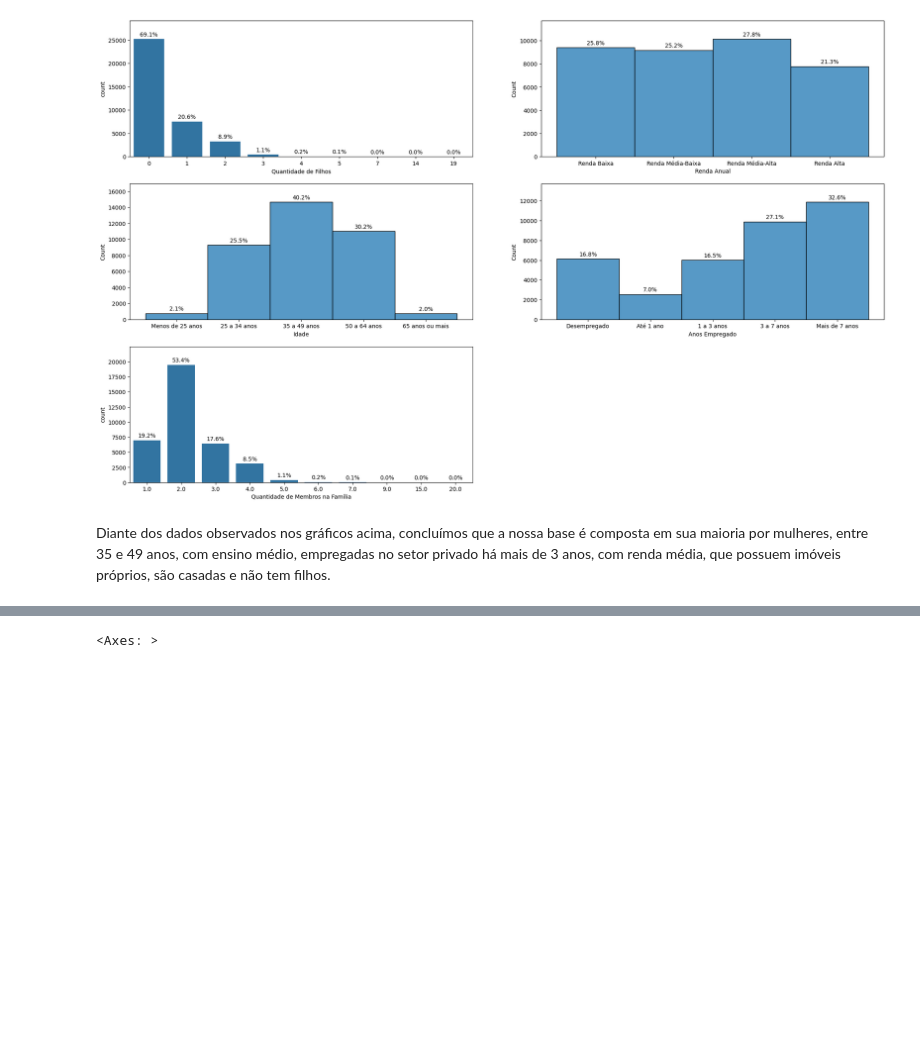
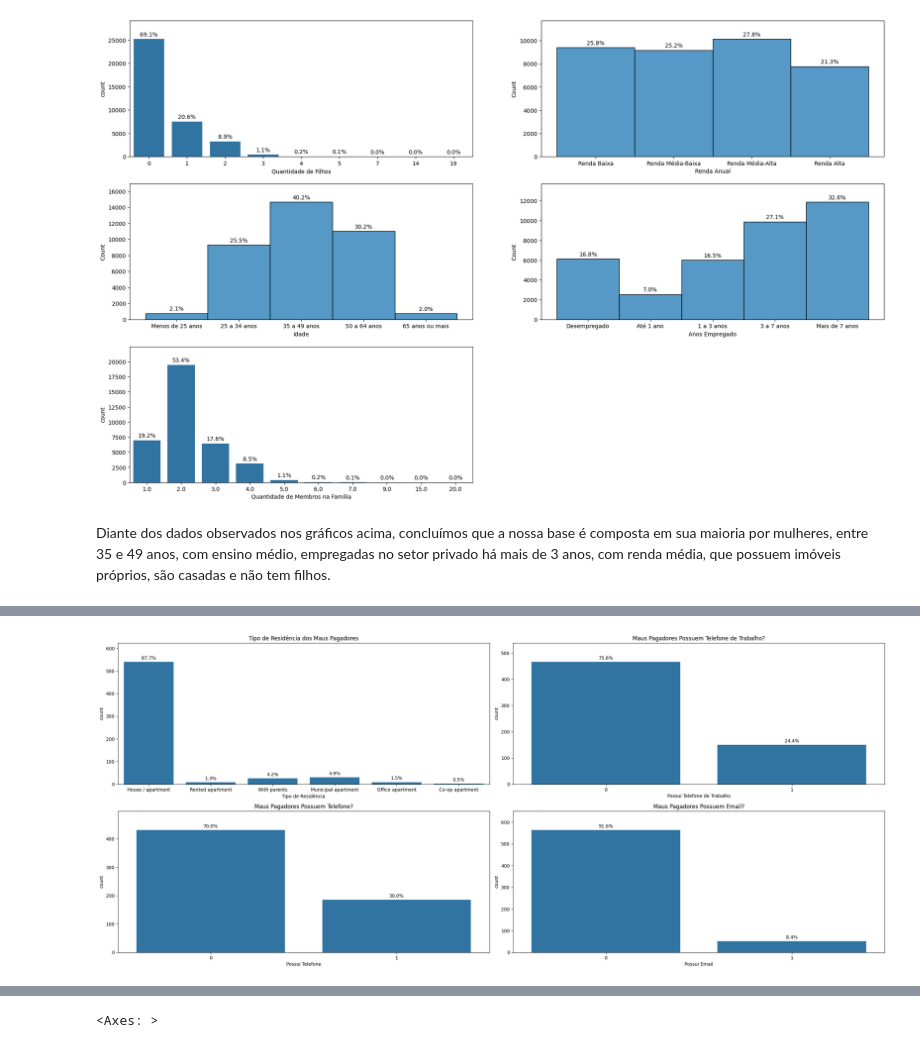
Before and after one commit to camilavbr/Tech_Challenge_Fase2_rm377839, a Jupyter notebook: notebooks/01_eda.ipynb, the cells around one changed output, grey strips where cells are left out. Cells and saved outputs as stored; diff of their text form; code cells hidden in the pictures; blank space fills up the shorter version.

```diff
--- a/notebooks/01_eda.ipynb
+++ b/notebooks/01_eda.ipynb
@@ -519,0 +591,54 @@ Diante dos dados observados nos gráficos acima, concluímos que a nossa base é
+# %%
+# ========================================================
+# FILTRO: Selecionando APENAS o perfil dos Maus Pagadores (target == 1)
+# ========================================================
+maus_pagadores = base[base['mau_pagador'] == 1]
+total = len(maus_pagadores)
+
+# Configuração da tela de gráficos
+plt.figure(figsize=(24,20))
+
+# --- SUBPLOT 1: TIPO DE RESIDÊNCIA ---
+plt.subplot(4,2,1)
+fig = sns.countplot(data=maus_pagadores, x='NAME_HOUSING_TYPE')
+fig.set_title("Tipo de Residência dos Maus Pagadores")
+fig.set_xlabel("Tipo de Residência")
+for container in fig.containers:
+  labels = [f'{v.get_height() / total * 100:.1f}%' if v.get_height() > 0 else '' for v in container]
+  fig.bar_label(container, labels=labels, label_type='edge', padding=3)
+fig.set_ylim(0, fig.get_ylim()[1] * 1.1)
+
+# --- SUBPLOT 2: TELEFONE DE TRABALHO ---
+plt.subplot(4,2,2)
+fig = sns.countplot(data=maus_pagadores, x='FLAG_WORK_PHONE')
+fig.set_title("Maus Pagadores Possuem Telefone de Trabalho?")
+fig.set_xlabel("Possui Telefone de Trabalho")
+for container in fig.containers:
+  labels = [f'{v.get_height() / total * 100:.1f}%' if v.get_height() > 0 else '' for v in container]
+  fig.bar_label(container, labels=labels, label_type='edge', padding=3)
+fig.set_ylim(0, fig.get_ylim()[1] * 1.1)
+
+# --- SUBPLOT 3: TELEFONE FIXO/RESIDENCIAL ---
+plt.subplot(4,2,3)
+fig = sns.countplot(data=maus_pagadores, x='FLAG_PHONE')
+fig.set_title("Maus Pagadores Possuem Telefone?")
+fig.set_xlabel("Possui Telefone")
+for container in fig.containers:
+  labels = [f'{v.get_height() / total * 100:.1f}%' if v.get_height() > 0 else '' for v in container]
+  fig.bar_label(container, labels=labels, label_type='edge', padding=3)
+fig.set_ylim(0, fig.get_ylim()[1] * 1.1)
+
+# --- SUBPLOT 4: EMAIL ---
+plt.subplot(4,2,4)
+fig = sns.countplot(data=maus_pagadores, x='FLAG_EMAIL')
+fig.set_title("Maus Pagadores Possuem Email?")
+fig.set_xlabel("Possui Email")
+for container in fig.containers:
+  labels = [f'{v.get_height() / total * 100:.1f}%' if v.get_height() > 0 else '' for v in container]
+  fig.bar_label(container, labels=labels, label_type='edge', padding=3)
+fig.set_ylim(0, fig.get_ylim()[1] * 1.1)
+
+plt.tight_layout()
+plt.show()
+# %% [output]
+[figure, added]
```
Also changed, not shown: parts of 20 cells of this notebook.
